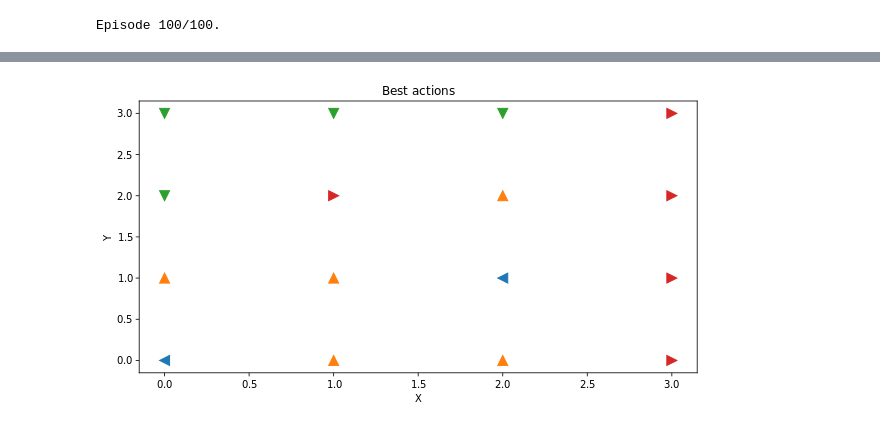
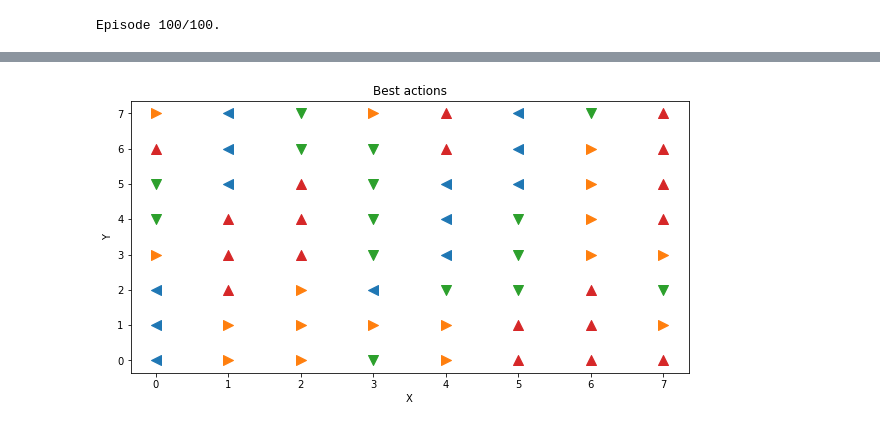
Before and after one commit to nhabbash/con-rl, a Jupyter notebook: notebooks/conrl_test.ipynb, the cells around one changed output, grey strips where cells are left out. Saved outputs shown, nothing was run; the diff lists cells and outputs as text; code cells hidden in the pictures.

```diff
--- a/notebooks/conrl_test.ipynb
+++ b/notebooks/conrl_test.ipynb
@@ -108,15 +80,12 @@ for i_episode in range(num_episodes):
 
     if (i_episode + 1) % 50 == 0:
         print("\rEpisode {}/{}.".format(i_episode + 1, num_episodes), end="")
-        # sys.stdout.flush()
+        sys.stdout.flush()
 
     # Generate episode
     state = env.reset()
-    state = (state, )
+    #state = (state, )
     for step in itertools.count():
-        # env.render()
-        # print("\rStep {}.".format(step + 1), end="")
-        # sys.stdout.flush()
         next_state, reward, done, selected = conrl.step(state, env)
 
         # Update statistics
@@ -165,7 +154,7 @@ fig, ax = plt.subplots(figsize=(10, 10))
 # Plot discretization as a grid
 ax.grid(True)
 for i in range(4):
-    x, y = np.unravel_index(conrl.mlgng[i].g.vp.pos.get_2d_array(pos=[0]).astype(int), [4, 4])
+    x, y = np.unravel_index(conrl.mlgng[i].g.vp.pos.get_2d_array(pos=[0]).astype(int), [8, 8])
     ax.scatter(x, y, label='Action: {}'.format(i), marker=act_dict[i], s=10**2)
     ax.legend()
 # %% [output]
@@ -210,6 +199,6 @@ Text(0, 0.5, 'Agent')
 # %%
-states = np.arange(4*4)
-actions = np.zeros(4*4)
+states = np.arange(8*8)
+actions = np.zeros(8*8)
 for state in states:
     actions[state], _, _, _ = conrl._simple_action_selector(state)
 # %%
@@ -230,7 +219,7 @@ plt.show()
 # %%
 from collections import defaultdict
 
-states = np.arange(4*4)
+states = np.arange(8*8)
 state_actions = defaultdict(lambda: [])
 for state in states:
     best_a, _, _, _ = conrl._simple_action_selector(state)
@@ -238,18 +227,18 @@ for state in states:
 # %%
 act_dict = {
     0:  "^",
     1: ">",
     2: "v",
     3: "<"
 }
 
 fig = plt.figure(figsize=(10,5))
 
 for k, v in state_actions.items():
-    x, y = np.unravel_index(v, (4,4))
+    x, y = np.unravel_index(v, (8,8))
     plt.scatter(x, y, label='Action: {}'.format(k), marker=act_dict[k], s=10**2)
     plt.xlabel("X")
     plt.ylabel("Y")
     plt.title("Best actions")
 # %% [output]
-[figure, old version]
+[figure, new version]
```
Also changed, not shown: parts of 11 cells of this notebook, 8 other files.
